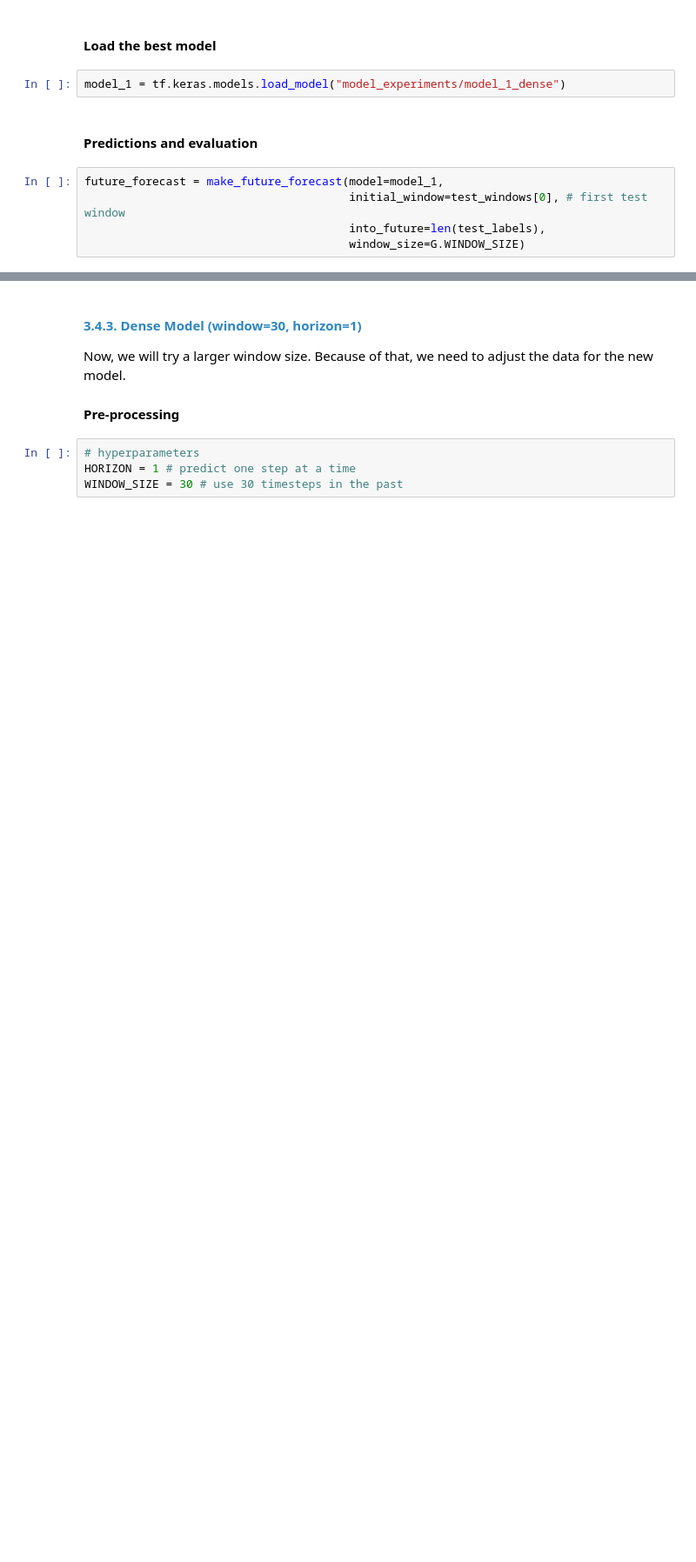
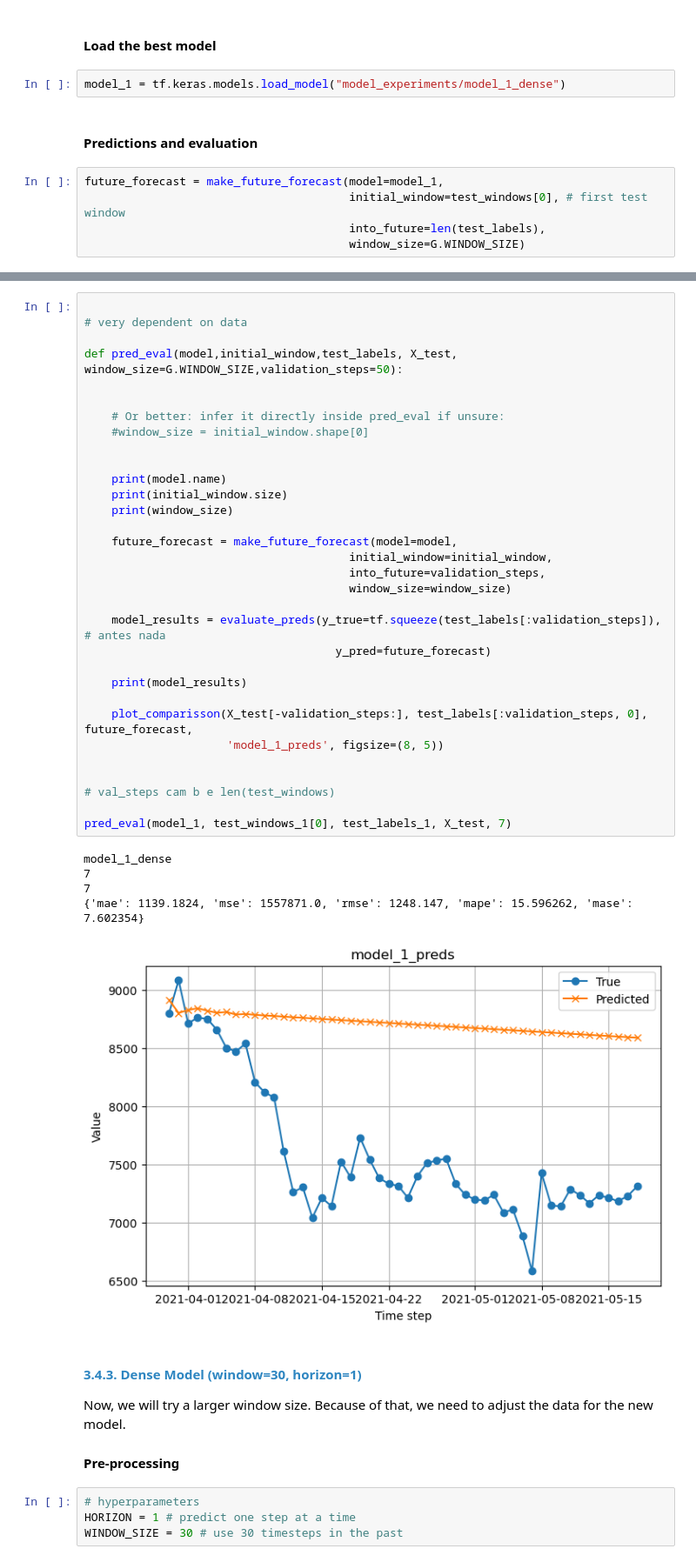
Before and after one commit to MNGARCIA085/Time-Series-with-Deep-Leaning, a Jupyter notebook: Bitcoin Price Prediction/Bitcoin Price Prediction.ipynb, the cells around one changed output, grey strips where cells are left out. Shown: that part at 87% size. Saved outputs shown, nothing was run; the diff lists cells and outputs as text; blank space fills up the shorter version.

```diff
--- a/Bitcoin Price Prediction/Bitcoin Price Prediction.ipynb
+++ b/Bitcoin Price Prediction/Bitcoin Price Prediction.ipynb
@@ -631,3 +730,41 @@ plot_comparisson(X_test[-len(test_windows):], test_labels[:, 0], future_forecast
+# %%
+
+# very dependent on data
+
+def pred_eval(model,initial_window,test_labels, X_test, window_size=G.WINDOW_SIZE,validation_steps=50):
+
+
+    # Or better: infer it directly inside pred_eval if unsure:
+    #window_size = initial_window.shape[0]
+
+
+    print(model.name)
+    print(initial_window.size)
+    print(window_size)
+
+    future_forecast = make_future_forecast(model=model,
+                                       initial_window=initial_window,
+                                       into_future=validation_steps,
+                                       window_size=window_size)
+
+    model_results = evaluate_preds(y_true=tf.squeeze(test_labels[:validation_steps]), # antes nada
+                                     y_pred=future_forecast)
+
+    print(model_results)
+
+    plot_comparisson(X_test[-validation_steps:], test_labels[:validation_steps, 0], future_forecast,
+                     'model_1_preds', figsize=(8, 5))
+
+
+# val_steps cam b e len(test_windows)
+
+pred_eval(model_1, test_windows_1[0], test_labels_1, X_test, 7)
+# %% [output]
+model_1_dense
+7
+7
+{'mae': 1139.1824, 'mse': 1557871.0, 'rmse': 1248.147, 'mape': 15.596262, 'mase': 7.602354}
+[figure, added]
 # %% [markdown]
 <a name="3.4.3"></a>
 #### <font color='#2e86c1'> <b> 3.4.3. Dense Model (window=30, horizon=1)</font> </b>
```
Also changed, not shown: parts of 80 cells of this notebook, 33 other files.
